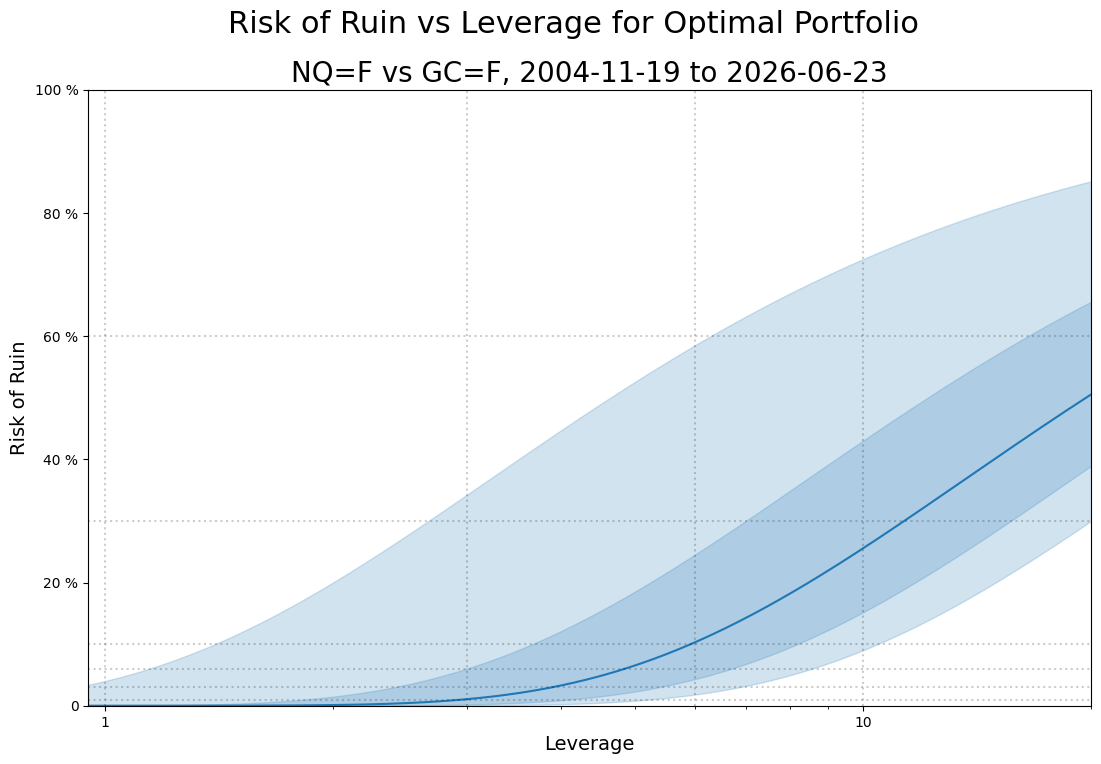
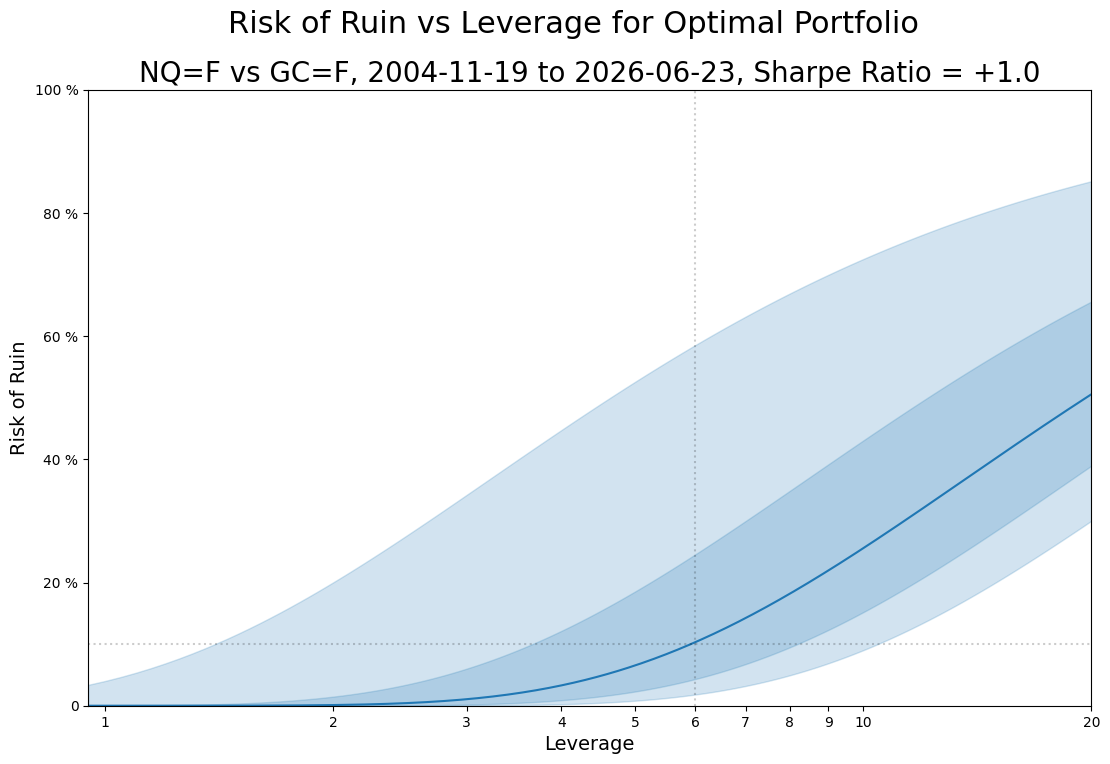
The notebook cell's code change between the first figure and the second:
--- before
+++ after
@@ -11,5 +11,5 @@
 
 plot.set_xscale('log')
-#plot.set_yscale('log')
+plot.set_xticks([1, 2, 3, 4, 5, 6, 7, 8, 9, 10, 20])
 plot.yaxis.set_major_formatter(PercentLabels(0))
 plot.xaxis.set_major_formatter(CountLabels(0))
@@ -18,10 +18,7 @@
 plot.set_xlabel('Leverage',fontsize=14)
 plot.set_ylabel('Risk of Ruin',fontsize=14)
+plot.axvline(6,0,10,color='black',linestyle=':',alpha=0.2)
+plot.axhline(10,0,6,color='black',linestyle=':',alpha=0.2)
 plot.set_xlim(ruin.index[0],ruin.index[-1])
 plot.set_ylim(zero,hundred)
-
-for l in 1e0,3e0,6e0,10e0,30e0,60e0:
-    plot.axvline(l,color='black',linestyle=':',alpha=0.2)
-    plot.axhline(l,color='black',linestyle=':',alpha=0.2)
-
 figure.savefig(title+".png",dpi=300,bbox_inches='tight')

Commit: Created using Colab